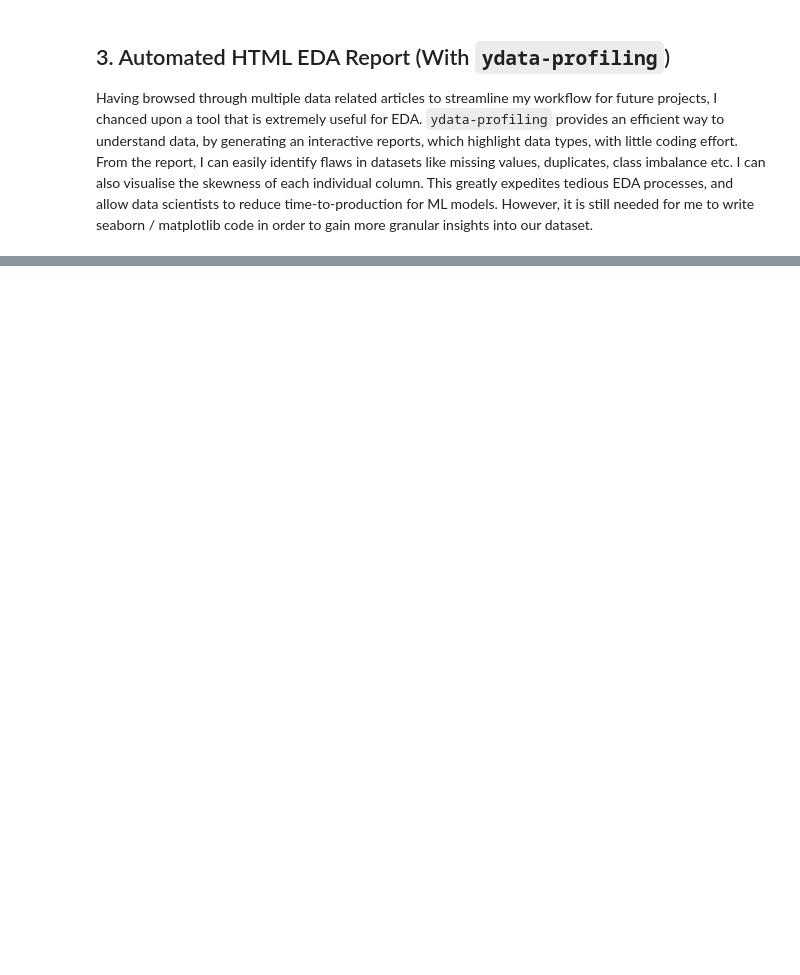
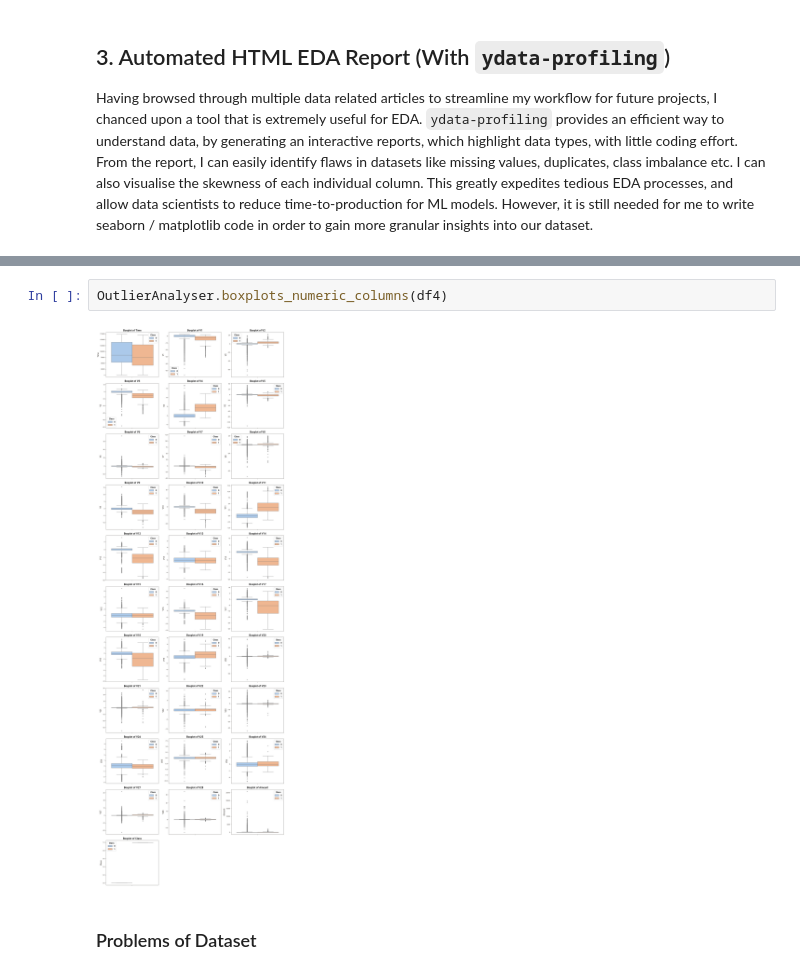
Before and after one commit to luuuneytunes12/Fraud-Detection-ML, a Jupyter notebook: notebooks/01_eda.ipynb, the cells around one changed output, grey strips where cells are left out. Saved outputs shown, nothing was run; the diff lists cells and outputs as text; blank space fills up the shorter version.

```diff
--- a/notebooks/01_eda.ipynb
+++ b/notebooks/01_eda.ipynb
@@ -160,0 +276,6 @@ profile.to_notebook_iframe()
+# %%
+OutlierAnalyser.boxplots_numeric_columns(df4)
+# %% [output]
+[figure, added]
+# %% [markdown]
+### Problems of Dataset
```
Also changed, not shown: parts of 22 cells of this notebook, 7 other files.
